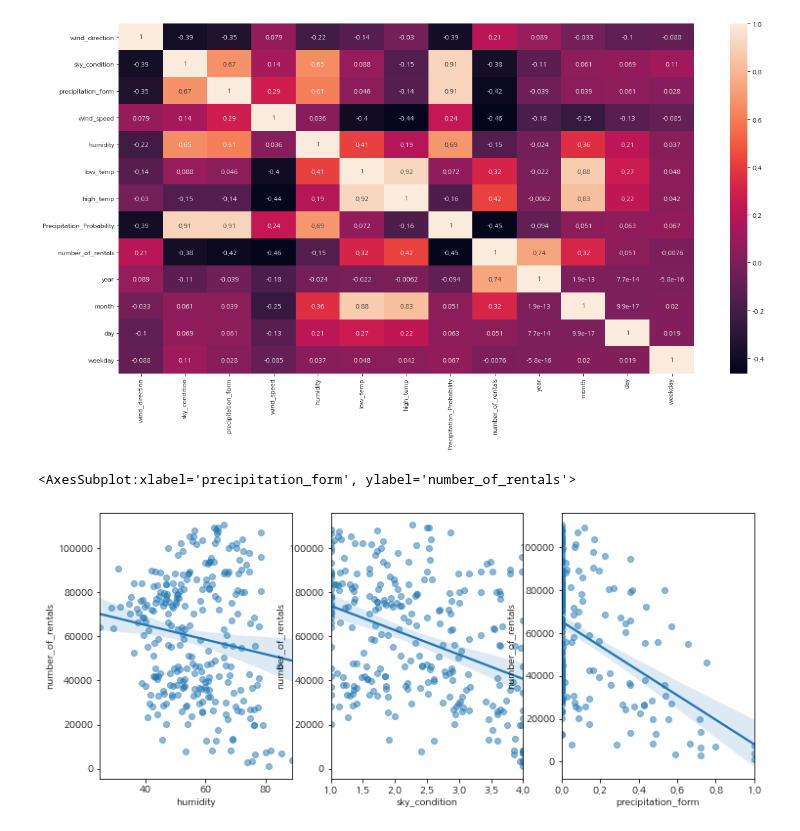
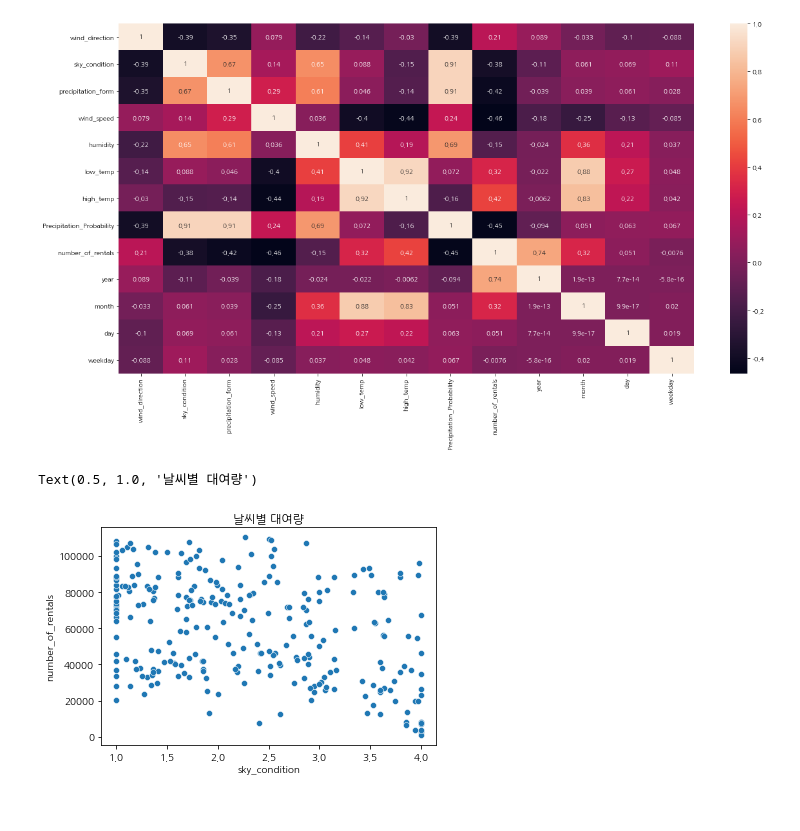
Before and after one commit to choiuikang/contest, a Jupyter notebook: dacon/Untitled.ipynb, the cells around one changed output. Cells and saved outputs as stored; diff of their text form; code cells hidden in the pictures.

```diff
--- a/dacon/Untitled.ipynb
+++ b/dacon/Untitled.ipynb
@@ -150,12 +168,9 @@ sns.heatmap(train.corr(), annot = True)
 # %% [output]
 <AxesSubplot:>
 [figure]
-# %%
-fig, (ax1,ax2,ax3) = plt.subplots(ncols=3)
-fig.set_size_inches(12,5)
-sns.regplot(x="humidity", y="number_of_rentals", data=train,ax=ax1, scatter_kws={'alpha':0.5})
-sns.regplot(x="sky_condition", y="number_of_rentals", data=train,ax=ax2, scatter_kws={'alpha':0.5})
-sns.regplot(x="precipitation_form", y="number_of_rentals", data=train, ax=ax3, scatter_kws={'alpha':0.5})
-# %% [output]
-<AxesSubplot:xlabel='precipitation_form', ylabel='number_of_rentals'>
-[figure, removed]
+# %%
+sns.scatterplot(data=train, x='sky_condition', y='number_of_rentals')
+plt.title("날씨별 대여량")
+# %% [output]
+Text(0.5, 1.0, '날씨별 대여량')
+[figure, added]
```
Also changed, not shown: parts of 24 cells of this notebook.
